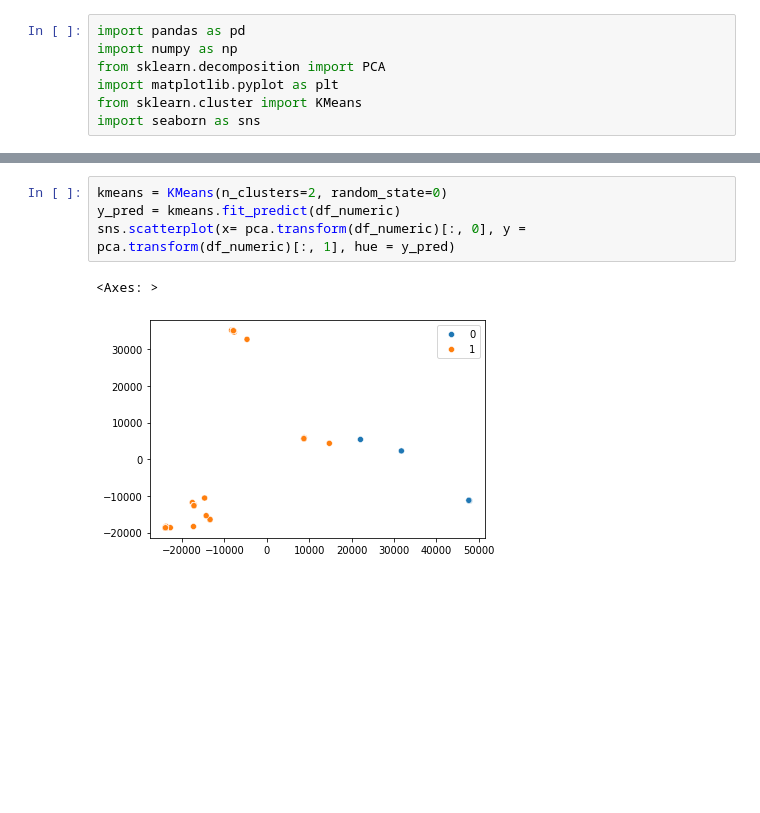
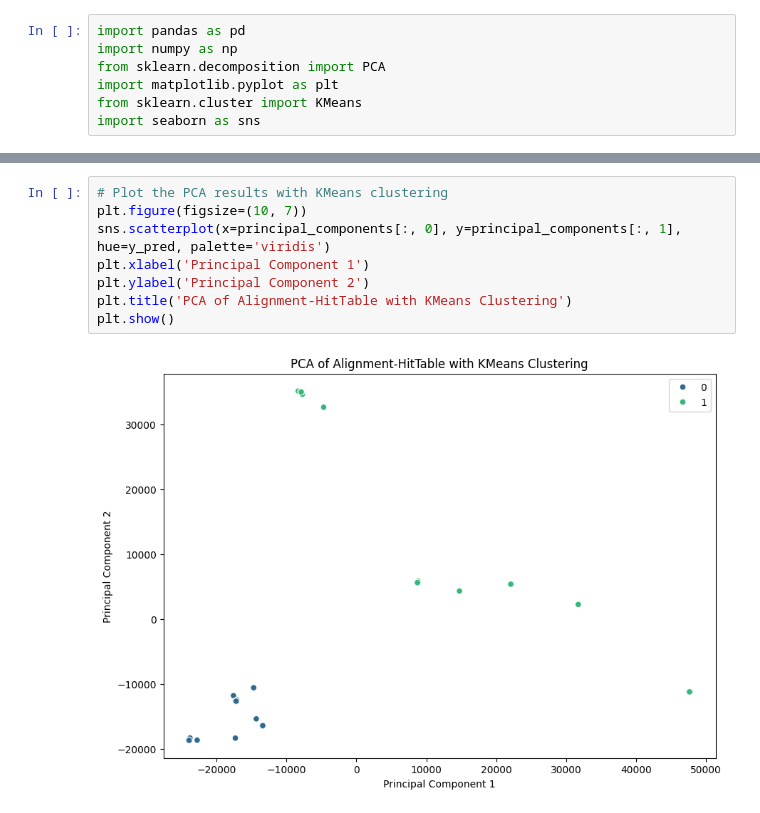
Before and after one commit to davidmandia/PCA_clustering_regression-on-fasta-and-alignment, a Jupyter notebook: PCA_correlation align hits.ipynb, the cells around one changed output, grey strips where cells are left out. Cells and saved outputs as stored; diff of their text form; blank space fills up the shorter version.

```diff
--- a/PCA_correlation align hits.ipynb
+++ b/PCA_correlation align hits.ipynb
@@ -40,7 +58,10 @@ plt.show()
-# %%
-kmeans = KMeans(n_clusters=2, random_state=0)
-y_pred = kmeans.fit_predict(df_numeric)
-sns.scatterplot(x= pca.transform(df_numeric)[:, 0], y = pca.transform(df_numeric)[:, 1], hue = y_pred)
-# %% [output]
-<Axes: >
-[figure, removed]
+# %%
+# Plot the PCA results with KMeans clustering
+plt.figure(figsize=(10, 7))
+sns.scatterplot(x=principal_components[:, 0], y=principal_components[:, 1], hue=y_pred, palette='viridis')
+plt.xlabel('Principal Component 1')
+plt.ylabel('Principal Component 2')
+plt.title('PCA of Alignment-HitTable with KMeans Clustering')
+plt.show()
+# %% [output]
+[figure, added]
```
Also changed, not shown: parts of 5 cells of this notebook, 6 other files.
